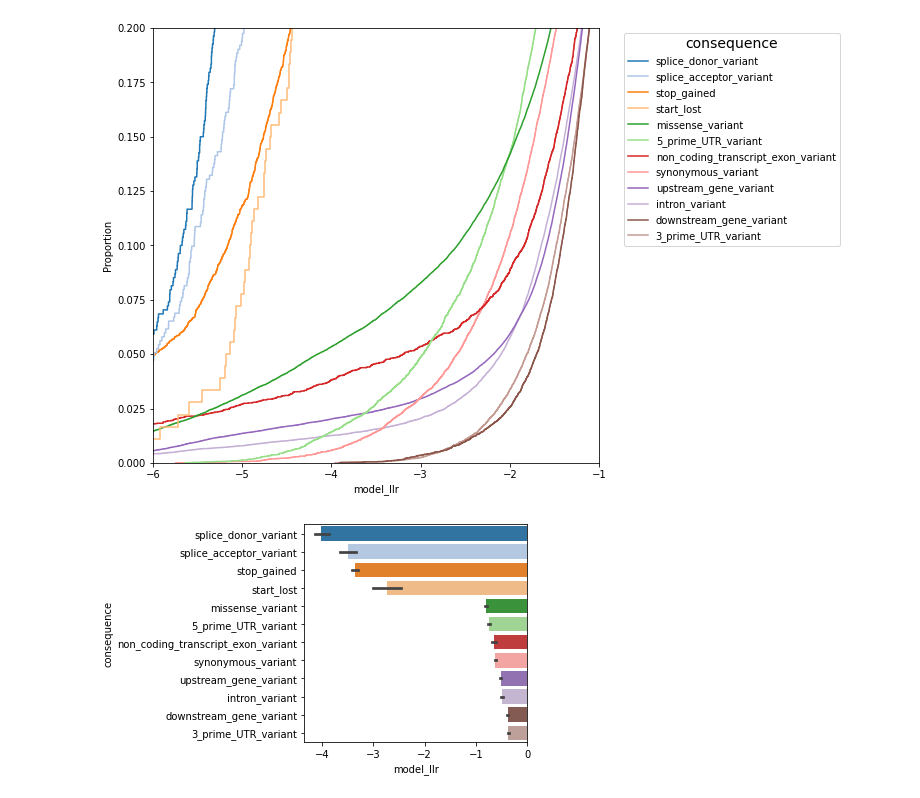
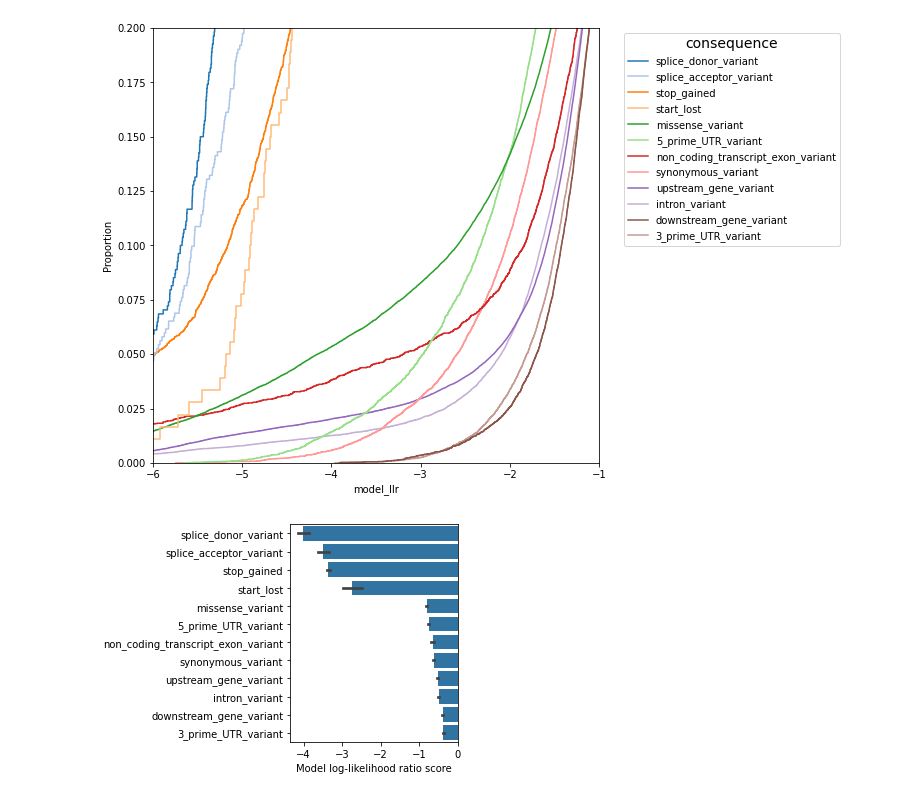
Before and after one commit to songlab-cal/gpn, a Jupyter notebook: plantbert/mlm/plot_vep_including_unobserved.ipynb, the cells around one changed output. Drawn from its saved outputs; the diff is of its cells as text; code cells hidden in the pictures.

Commit message:
Add plots

```diff
--- a/plantbert/mlm/plot_vep_including_unobserved.ipynb
+++ b/plantbert/mlm/plot_vep_including_unobserved.ipynb
@@ -163,15 +163,17 @@ sns.move_legend(g, "upper right", bbox_to_anchor=(1.55, 1), ncol=1, title_fontsi
 # %% [output]
 [figure]
 # %%
-plt.figure(figsize=(4,4))
+plt.figure(figsize=(3,4))
 sns.barplot(
     data=df[df.consequence.isin(consequences_to_plot)],
     y="consequence",
     x="model_llr",
-    #color="C0",
+    color="C0",
     order=consequences_to_plot,
-    palette="tab20"
+    #palette="tab20"
 );
-#plt.ylabel("")
+plt.xlabel("Model log-likelihood ratio score")
+plt.ylabel("")
+plt.savefig("scores_by_consequence.svg", bbox_inches="tight")
 # %% [output]
-[figure, old version]
+[figure, new version]
```
Also changed, not shown: 3 other files.
